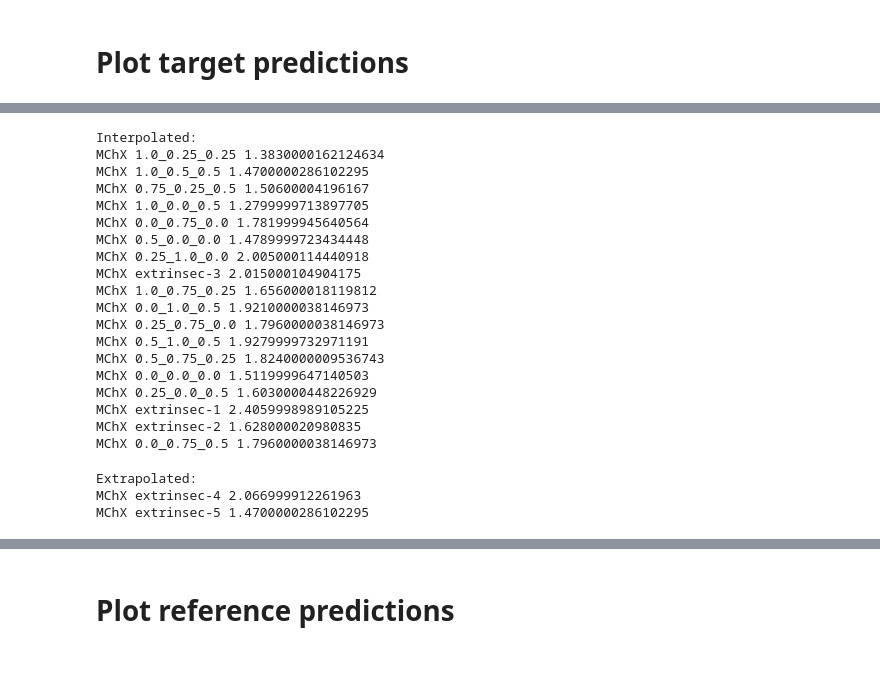
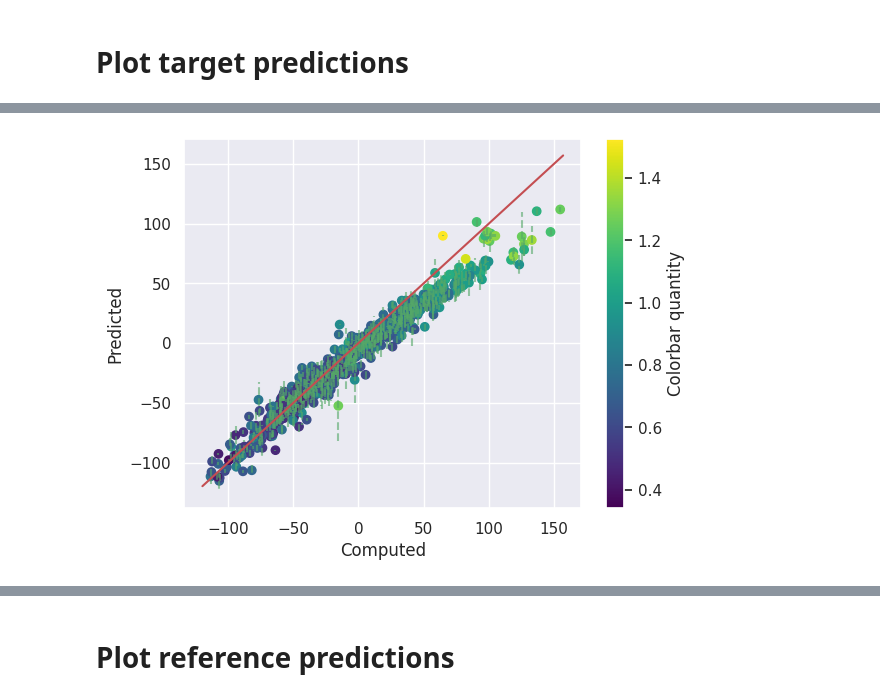
Before and after one commit to CibranLopez/CLUE, a Jupyter notebook: predict-GNN.ipynb, the cells around one changed output, grey strips where cells are left out. Saved outputs shown, nothing was run; the diff lists cells and outputs as text; code cells hidden in the pictures; blank space fills up the shorter version.

```diff
--- a/predict-GNN.ipynb
+++ b/predict-GNN.ipynb
@@ -176,37 +97,41 @@ plt.show()
-# %%
-print('Interpolated:')
-for i, data in enumerate(t_dataset_std):
-    if  are_interpolated[i]:
-        print(data.label, ground_truths[i])
-# %% [output]
-Interpolated:
-MChX 1.0_0.25_0.25 1.3830000162124634
-MChX 1.0_0.5_0.5 1.4700000286102295
-MChX 0.75_0.25_0.5 1.50600004196167
-MChX 1.0_0.0_0.5 1.2799999713897705
-MChX 0.0_0.75_0.0 1.781999945640564
-MChX 0.5_0.0_0.0 1.4789999723434448
-MChX 0.25_1.0_0.0 2.005000114440918
-MChX extrinsec-3 2.015000104904175
-MChX 1.0_0.75_0.25 1.656000018119812
-MChX 0.0_1.0_0.5 1.9210000038146973
-MChX 0.25_0.75_0.0 1.7960000038146973
-MChX 0.5_1.0_0.5 1.9279999732971191
-MChX 0.5_0.75_0.25 1.8240000009536743
-MChX 0.0_0.0_0.0 1.5119999647140503
-MChX 0.25_0.0_0.5 1.6030000448226929
-MChX extrinsec-1 2.4059998989105225
-MChX extrinsec-2 1.628000020980835
-MChX 0.0_0.75_0.5 1.7960000038146973
-# %%
-print('Extrapolated:')
-for i, data in enumerate(t_dataset_std):
-    if not are_interpolated[i]:
-        print(data.label, ground_truths[i])
-# %% [output]
-Extrapolated:
-MChX extrinsec-4 2.066999912261963
-MChX extrinsec-5 1.4700000286102295
+# %%
+#random_integers = np.random.randint(0, len(ground_truths), size=50)
+
+#ground_truths    = ground_truths[random_integers]
+#predictions      = predictions[random_integers]
+#uncertainties    = uncertainties[random_integers]
+#novelties        = novelties[random_integers]
+
+# Scatter plot with color mapping
+sc = plt.scatter(
+    ground_truths,
+    predictions,
+    c=novelties,
+    cmap='viridis',
+    marker='o'
+)
+
+# Error bars
+for x, y, err in zip(ground_truths, predictions, uncertainties):
+    plt.plot([x, x], [y - err, y + err], 'g--', alpha=0.6)
+
+# Add identity line
+_min_, _max_ = cld.get_min_max(
+    ground_truths + np.abs(uncertainties),
+    ground_truths - np.abs(uncertainties),
+    predictions
+)
+
+cbar = plt.colorbar(sc)
+cbar.set_label('Colorbar quantity')
+
+plt.plot([_min_, _max_], [_min_, _max_], '-r')
+plt.xlabel('Computed')
+plt.ylabel('Predicted')
+plt.savefig(f'{t_folder}/UQ-target-prediction-comparison.pdf', dpi=30, bbox_inches='tight')
+plt.show()
+# %% [output]
+[figure, added]
 # %%
 gt_uncertainties   = np.abs(ground_truths - predictions)
 pred_uncertainties = np.abs(uncertainties)
```
Also changed, not shown: parts of 16 cells of this notebook, 4 other files.
